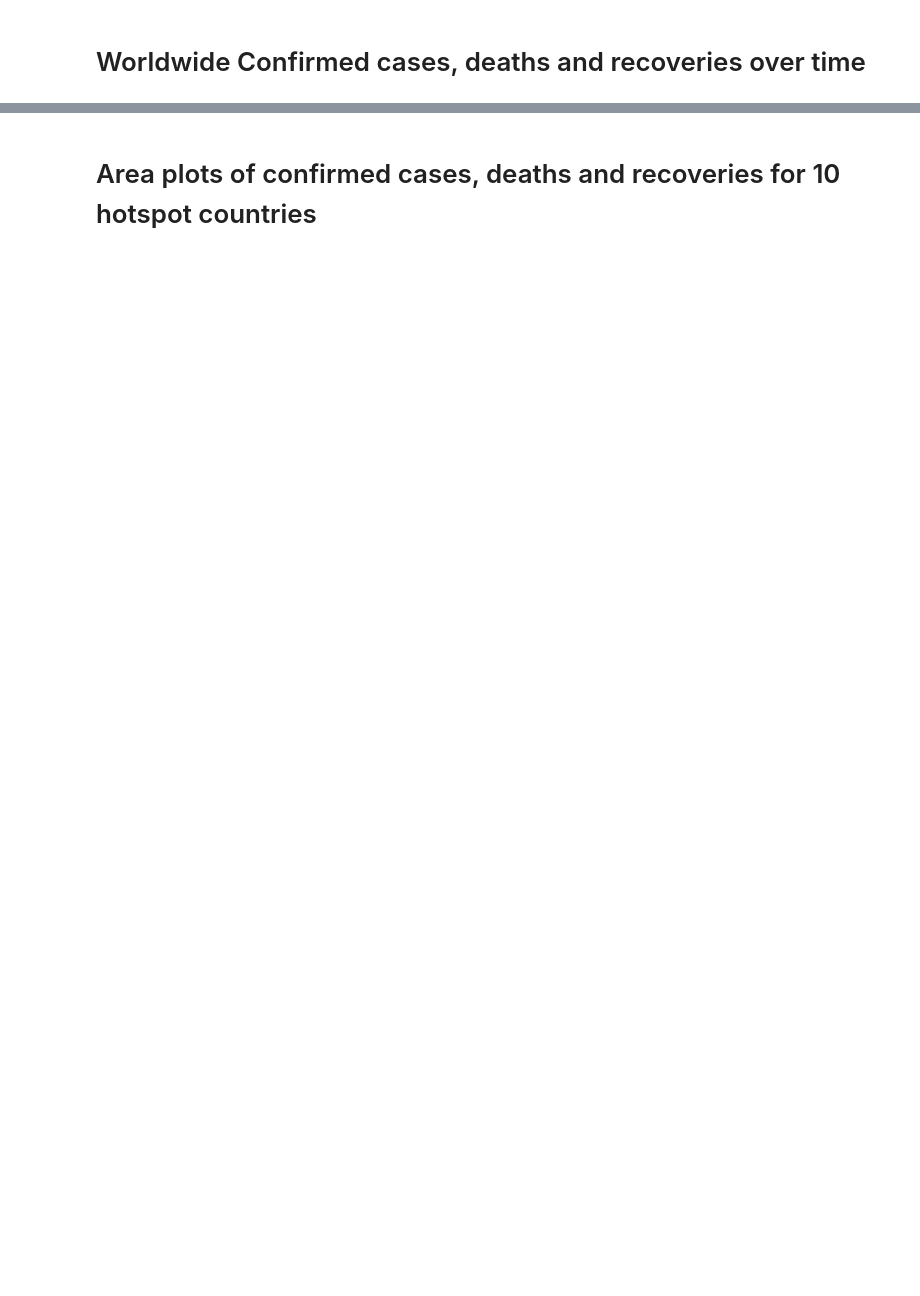
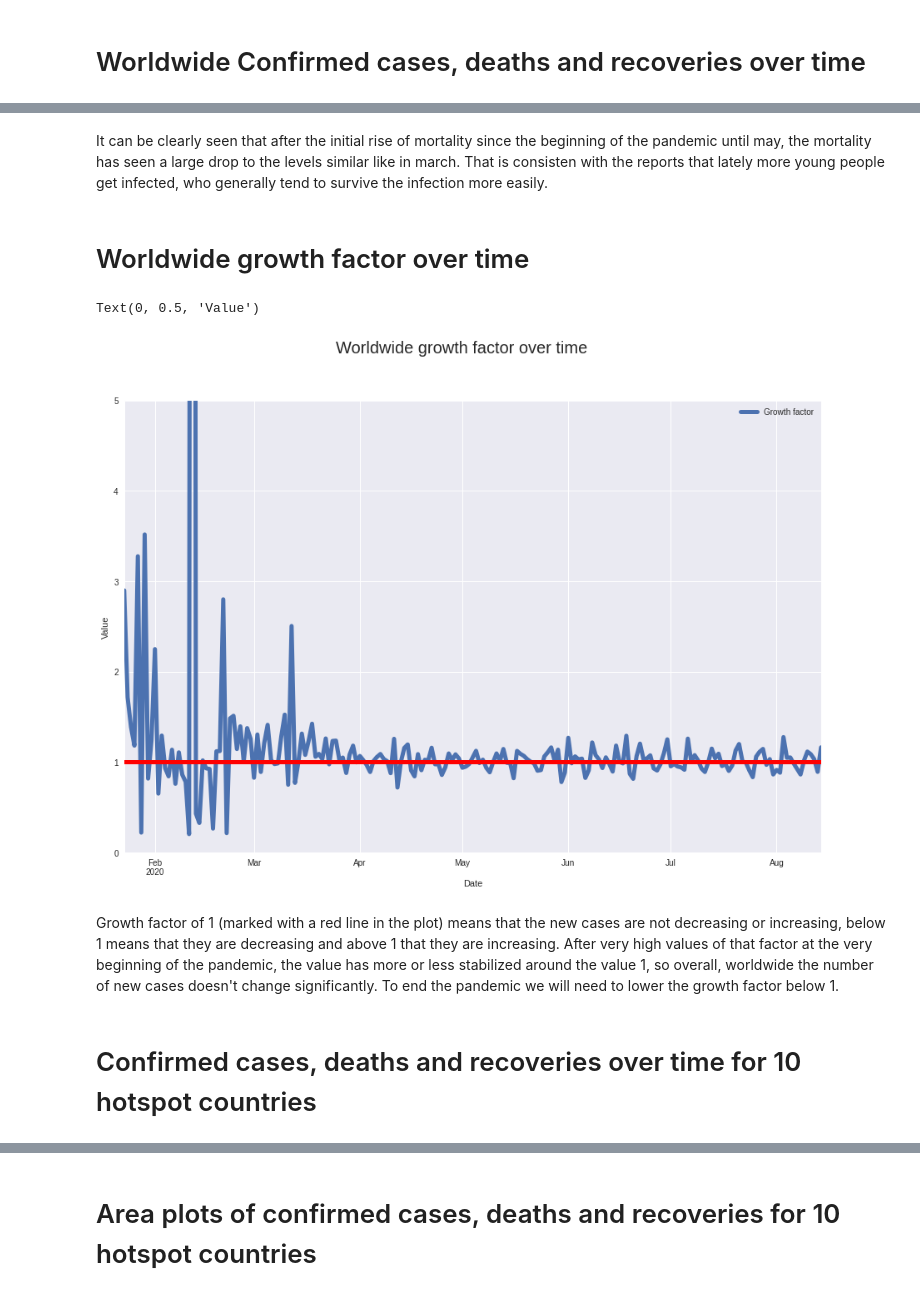
Before and after one commit to kamilkuzniak/Covid-19-Exploratory-Data-Analysis, a Jupyter notebook: COVID-19 Exploratory Data Analysis.ipynb, the cells around one changed output, grey strips where cells are left out. Drawn from its saved outputs; the diff is of its cells as text; code cells hidden in the pictures; blank space fills up the shorter version.

```diff
--- a/COVID-19 Exploratory Data Analysis.ipynb
+++ b/COVID-19 Exploratory Data Analysis.ipynb
@@ -223,3 +288,42 @@ ax.yaxis.set_major_formatter(major_formatter)
+# %% [markdown]
+It can be clearly seen that after the initial rise of mortality since the beginning of the pandemic until may, the mortality has seen a large drop to the levels similar like in march. That is consisten with the reports that lately more young people get infected, who generally tend to survive the infection more easily.
+# %% [markdown]
+# Worldwide growth factor over time
+# %%
+# Get the worldwide sum of the confirmed cases
+confirmed = ts_confirmed.drop('Country/Region',axis=1).sum()
+confirmed.index = pd.to_datetime(confirmed.index)
+# %%
+# Create the data series for the growth factor calculation
+next_day = confirmed.iloc[1:].reset_index(drop=True)
+previous_day = confirmed.iloc[:-1].reset_index(drop=True)
+new_cases = next_day - previous_day
+# %%
+# Growth factor calculation by dividing the cases from the new day by the cases in the previous day
+growth_factor = pd.DataFrame(new_cases.iloc[1:].reset_index(drop=True).div(new_cases[:-1].reset_index(drop=True)))
+# %%
+growth_factor.set_index(confirmed.index[1:-1],inplace=True)
+growth_factor.columns = ['Growth factor']
+# %%
+plt.style.use('seaborn')
+fig = plt.figure(figsize=(15,10))
+plt.suptitle('Worldwide growth factor over time', fontsize=20)
+
+ax1 = fig.add_subplot()
+growth_factor.plot(linewidth=5, ax=ax1)
+
+plt.axhline(y=1, color='r', linewidth=5)
+
+plt.xlabel('Date')
+plt.ylim(0,5)
+plt.ylabel('Value')
+# %% [output]
+Text(0, 0.5, 'Value')
+[figure, added]
+# %% [markdown]
+Growth factor of 1 (marked with a red line in the plot) means that the new cases are not decreasing or increasing, below 1 means that they are decreasing and above 1 that they are increasing. After very high values of that factor at the very beginning of the pandemic, the value has more or less stabilized around the value 1, so overall, worldwide the number of new cases doesn't change significantly. To end the pandemic we will need to lower the growth factor below 1.
+# %% [markdown]
+# Confirmed cases, deaths and recoveries over time for 10 hotspot countries
 # %%
 # utility function for creating a dataframe for graphing for a specified country
 def extract_country_data(name,ts_confirmed,ts_deaths,ts_recovered):
```
Also changed, not shown: parts of 65 cells of this notebook, 9 other files.
